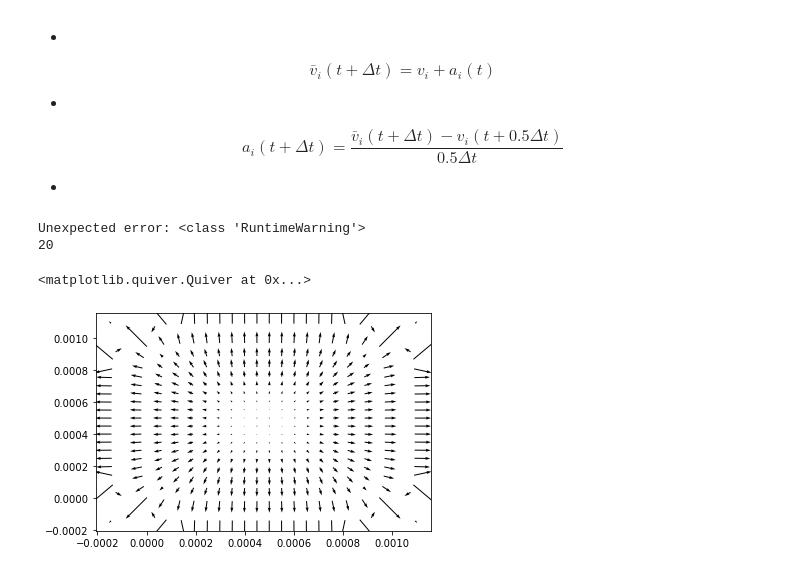
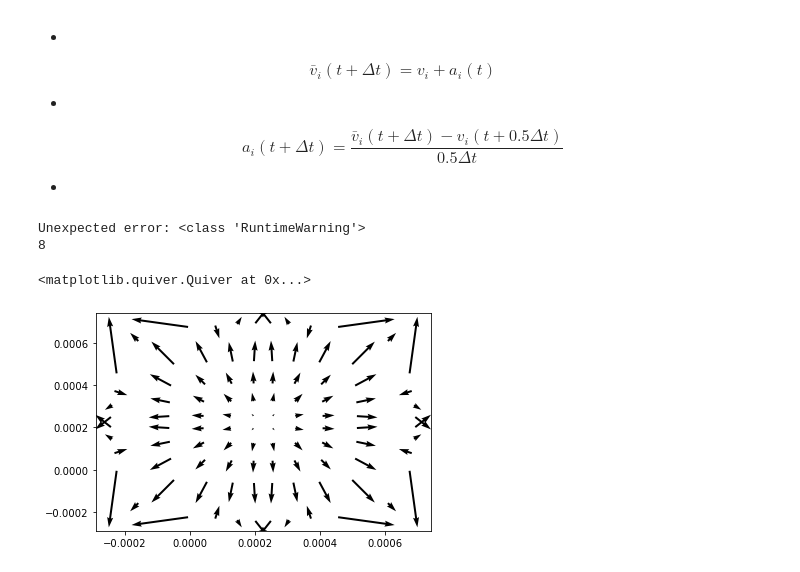
Before and after one commit to salinashds/sph_water, a Jupyter notebook: PW_SPH_water_v1.ipynb, the cells around one changed output. Saved outputs shown, nothing was run; the diff lists cells and outputs as text; code cells hidden in the pictures.

```diff
--- a/PW_SPH_water_v1.ipynb
+++ b/PW_SPH_water_v1.ipynb
@@ -434,15 +434,15 @@ def compute_force_i(i, pos_r, vel, ρ, mass ):
     P    = eos(P0,  ρ, ρ0,γ)
     return  dvdt,ρ, P
 # %%
-Np = 20     #Particle along x-axis
+Np = 30     #Particle along x-axis
 Nt = Np ** 2 #Total particles
 
 #======================
 # Parameter
 #======================
-ρ0  = 1000              # kg/m^3    Water density
-μ   = 0.001296          # Pa,s      Viscosity
-m0  = (1e-3)**2/Nt      # 1.25E-10 #kg mass
+ρ0  = 1000            # kg/m^3    Water density
+μ   = 0.001296           # Pa,s      Viscosity
+m0  = (1.25E-10)#**2      # 1.25E-10 #kg mass
 h   = 1.71E-4           # step
 c   = 4.5               # m/s speed of sound
 gravity  = 9.81         # m/s^2  gravity
@@ -517,7 +517,7 @@ a_i(t+\Delta t) = \frac{\bar{v}_i (t+ \Delta t) -v_i(t + 0.5\Delta t)}{0.5 \Delt
 -
 # %%
 dt     = 0.25 * h / (3 * c * 100)
-time   = np.arange(0, 1E-6, dt/2)
+time   = np.arange(0, 1E-5, dt/2)
 n      = len(time)
 # %%
 #Inicialization of variables and build array
@@ -539,7 +539,7 @@ a[0]    = dvdt
 _ρ_[0]  = ρ_
 _P_[0]  = P_
 # %%
-k=40 #deberia ser n
+k = 80 #deberia ser n
 # %%
 loop = tqdm(total=k, position=0, leave=False)
 
@@ -565,10 +565,10 @@ for i in range(0, k, 2):
     v[i + 2] = v[i + 1] + 0.5 * dt * a[i+2]
 # %% [output]
 Unexpected error: <class 'RuntimeWarning'>
-20
+8
 # %%
-k=20
+k = 6
 plt.quiver(r[k][:,0],r[k][:,1], a[k][:,0], a[k][:,1])
 # %% [output]
 <matplotlib.quiver.Quiver at 0x...>
-[figure, old version]
+[figure, new version]
```
Also changed, not shown: parts of 4 cells of this notebook, 1 other file.
